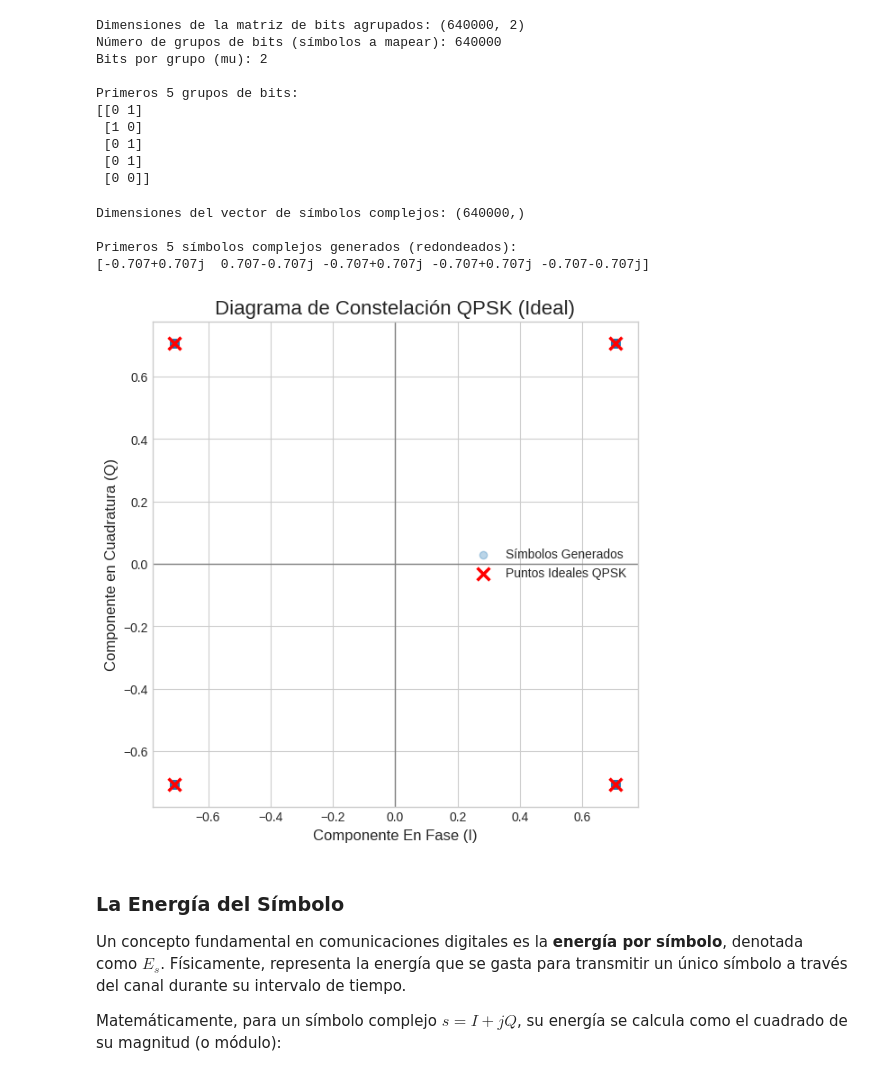
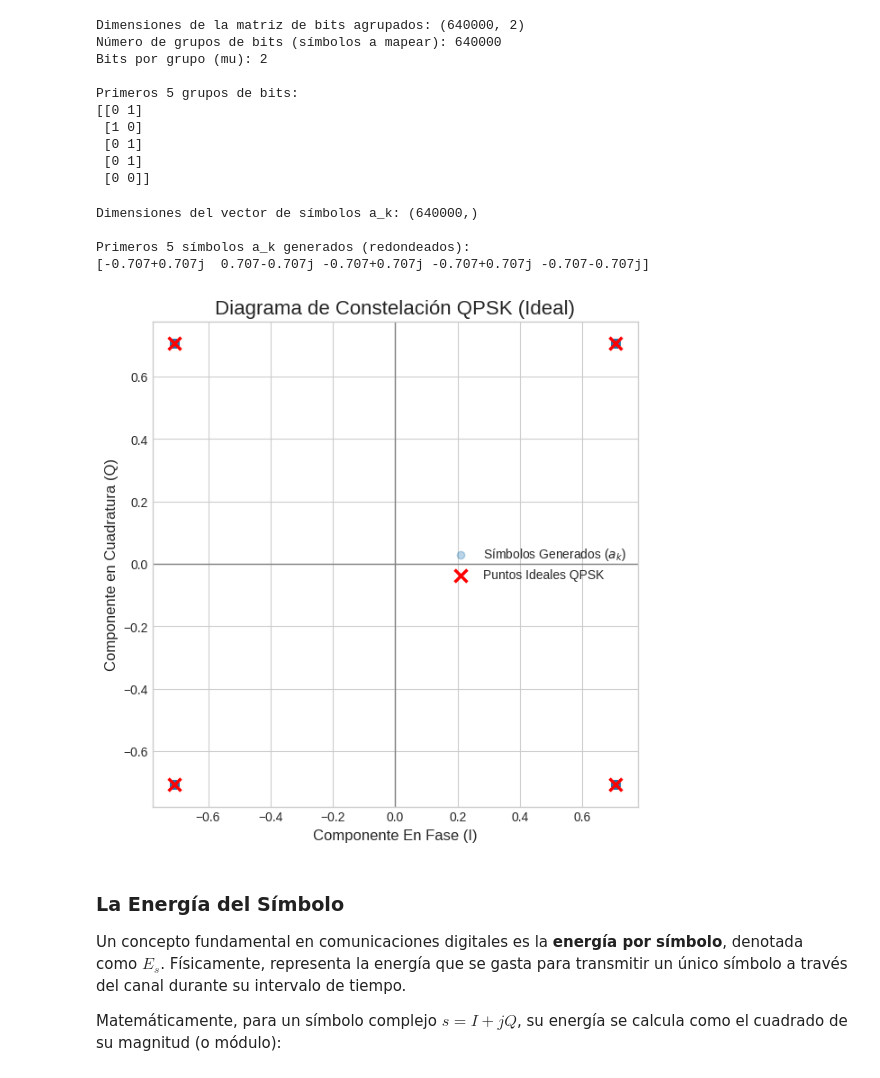
Before and after one commit to AguTrachta/comDigitales, a Jupyter notebook: notebooks/transmisor_receptor_ofdm.ipynb, the cells around one changed output. Saved outputs shown, nothing was run; the diff lists cells and outputs as text; code cells hidden in the pictures.

```diff
--- a/notebooks/transmisor_receptor_ofdm.ipynb
+++ b/notebooks/transmisor_receptor_ofdm.ipynb
@@ -105,11 +116,11 @@ Por ejemplo, si simulamos 10,000 símbolos OFDM, con 64 subportadoras cada uno,
 Para que nuestra simulación sea científica, debe ser **reproducible**. Esto significa que si volvemos a ejecutar el código, debemos obtener exactamente los mismos resultados. Para lograrlo, utilizamos un Generador de Números Aleatorios (`RNG`) con una **semilla (seed)** fija. Esto asegura que la secuencia "aleatoria" de bits que generemos sea siempre la misma en cada ejecución, lo cual es fundamental para depurar errores y validar resultados.
 # %%
 # Calcular el número total de bits a generar
-n_total_bits = p.N_sym * p.N * p.mu
+n_total_bits = p.N_sym * p.K * p.mu
 
 print(f"Parámetros de la simulación:")
 print(f"  - Símbolos OFDM a simular (N_sym): {p.N_sym}")
-print(f"  - Subportadoras por símbolo (N): {p.N}")
+print(f"  - Subportadoras de datos por símbolo (K): {p.K}")
 print(f"  - Bits por símbolo de constelación (mu): {p.mu}")
 print(f"--------------------------------------------------")
 print(f"Total de bits a generar: {n_total_bits}")
@@ -219,51 +230,52 @@ Primeros 5 grupos de bits:
 # (2 * b - 1) convierte {0, 1} a {-1, 1}
 # La primera columna (bits b1) va a la parte real.
 # La segunda columna (bits b2) va a la parte imaginaria.
-symbols_complex = ( (2 * bits_reshaped[:, 0] - 1) + 1j * (2 * bits_reshaped[:, 1] - 1) )
+# El resultado es un vector plano de todos los símbolos a_k.
+ak_symbols_flat = ( (2 * bits_reshaped[:, 0] - 1) + 1j * (2 * bits_reshaped[:, 1] - 1) )
 # si bit = 0 -> 2 x 0 - 1 = -1
 # si bit = 1 -> 2 x 1 - 1 = +1
 
 # Paso 3: Normalizar los símbolos para que la energía promedio sea 1.
-symbols_complex /= np.sqrt(2)
+ak_symbols_flat /= np.sqrt(2)
 
 # --- Verificación ---
-print(f"Dimensiones del vector de símbolos complejos: {symbols_complex.shape}")
-print("\nPrimeros 5 símbolos complejos generados (redondeados):")
-print(np.round(symbols_complex[:5], 3))
+print(f"\nDimensiones del vector de símbolos a_k: {ak_symbols_flat.shape}")
+print("\nPrimeros 5 símbolos a_k generados (redondeados):")
+print(np.round(ak_symbols_flat[:5], 3))
 # %% [output]
-Dimensiones del vector de símbolos complejos: (640000,)
+Dimensiones del vector de símbolos a_k: (640000,)
 
-Primeros 5 símbolos complejos generados (redondeados):
+Primeros 5 símbolos a_k generados (redondeados):
 [-0.707+0.707j  0.707-0.707j -0.707+0.707j -0.707+0.707j -0.707-0.707j]
 # %%
 # Crear un scatter plot de la constelación ideal
 # Estos son los 4 puntos que deberían existir
 ideal_constellation = ( (2*np.array([0,0,1,1]) - 1) + 1j*(2*np.array([0,1,1,0]) - 1) ) / np.sqrt(2)
 # if 0 => -1
 # if 1 => +1
 
 plt.figure(figsize=(7, 7))
 
 # Graficamos una muestra de los símbolos generados para no sobrecargar el gráfico
 # Usamos alpha para ver la densidad de puntos
-plt.scatter(np.real(symbols_complex[:5000]), np.imag(symbols_complex[:5000]),
-            alpha=0.3, label='Símbolos Generados')
+plt.scatter(np.real(ak_symbols_flat[:5000]), np.imag(ak_symbols_flat[:5000]),
+            alpha=0.3, label='Símbolos Generados ($a_k$)')
 
 # Superponemos los puntos ideales para verificar
 plt.scatter(np.real(ideal_constellation), np.imag(ideal_constellation),
             color='red', marker='x', s=100, linewidth=2.5, label='Puntos Ideales QPSK')
 
 plt.title('Diagrama de Constelación QPSK (Ideal)', fontsize=16)
 plt.xlabel('Componente En Fase (I)', fontsize=12)
 plt.ylabel('Componente en Cuadratura (Q)', fontsize=12)
 plt.axhline(0, color='grey', lw=1)
 plt.axvline(0, color='grey', lw=1)
 plt.grid(True)
 plt.legend()
 plt.axis('square') # Asegura que los ejes tengan la misma escala
 plt.show()
 # %% [output]
-[figure, old version]
+[figure, new version]
 # %% [markdown]
 ### La Energía del Símbolo
 
```
Also changed, not shown: parts of 7 cells of this notebook, 2 other files.
